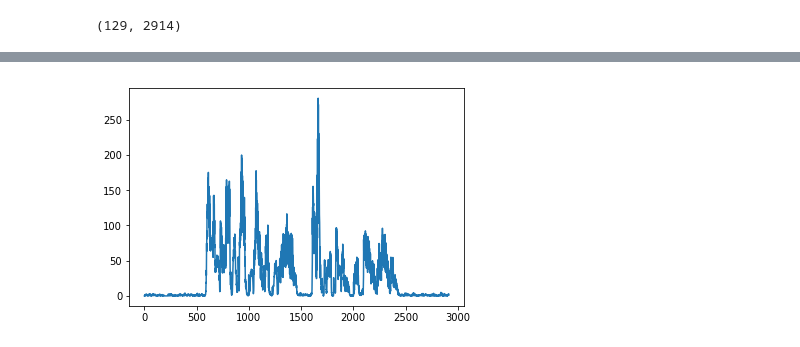
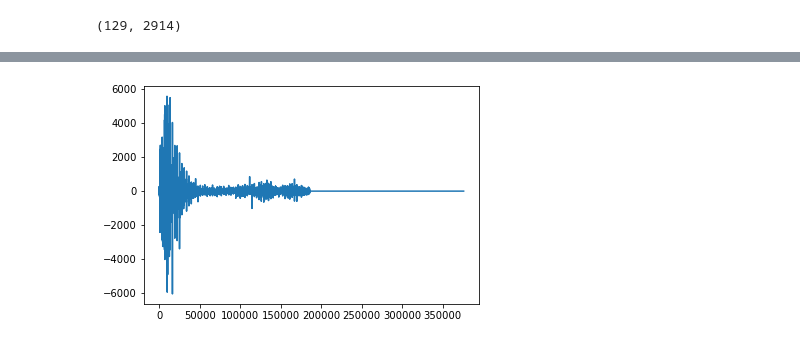
Before and after one commit to iamhectorotero/generative-audio-inpainting, a Jupyter notebook: notebooks/2. Simple Sound Processing.ipynb, the cells around one changed output, grey strips where cells are left out. Cells and saved outputs as stored; diff of their text form; code cells hidden in the pictures.

```diff
--- a/notebooks/2. Simple Sound Processing.ipynb
+++ b/notebooks/2. Simple Sound Processing.ipynb
@@ -72,4 +85,4 @@ import rml.utils.plotting as plot
 # %%
-plot.plot_list()
+plot.plot_list(audio_freqs.reshape(-1))
 # %% [output]
-[figure, old version]
+[figure, new version]
```
Also changed, not shown: parts of 9 cells of this notebook, 7 other files.
